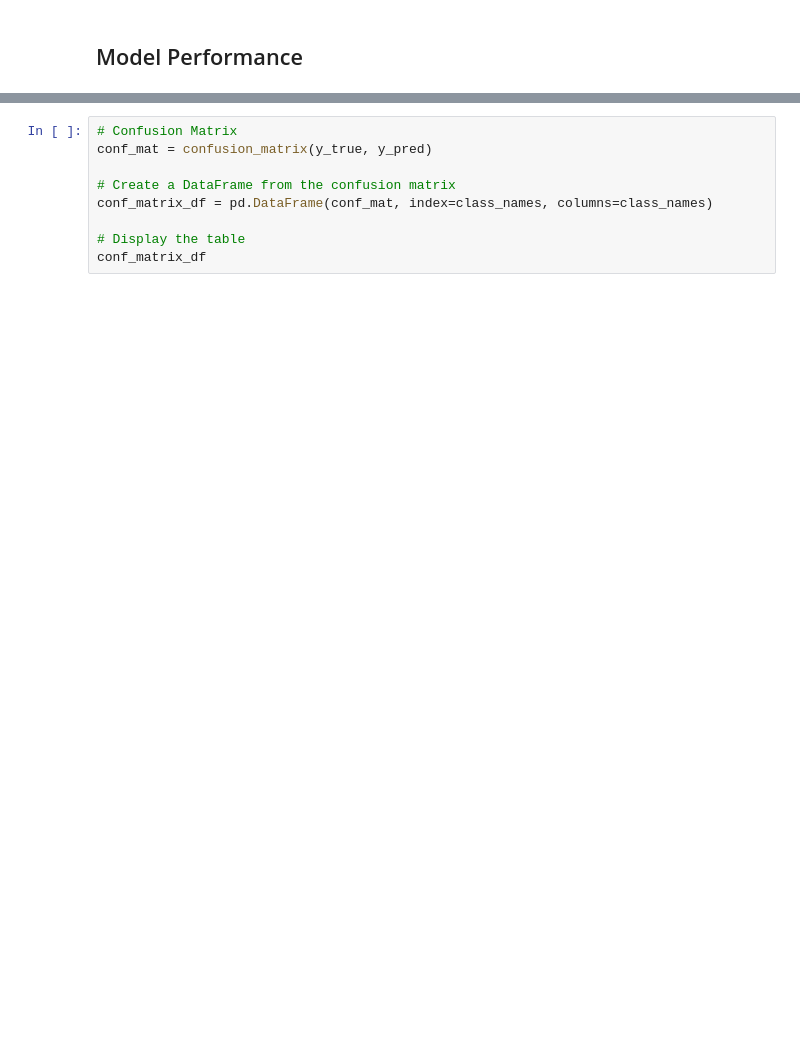
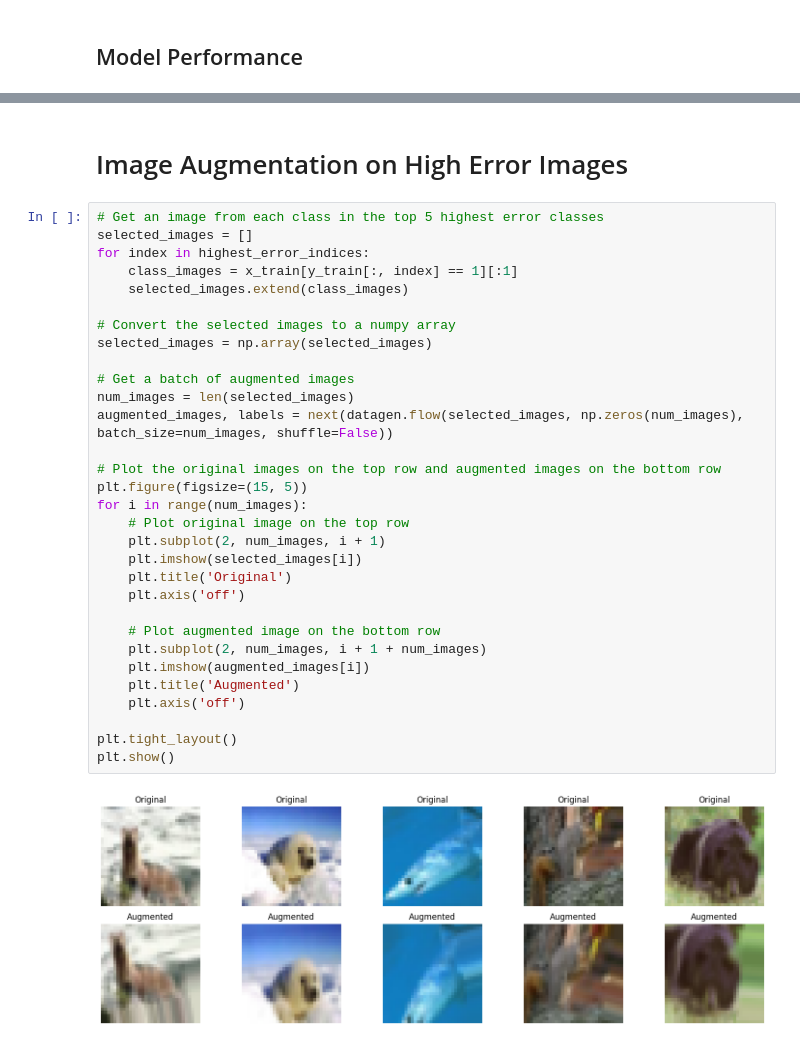
Before and after one commit to coreymunk/Deep-Learning-CIFAR-100, a Jupyter notebook: notebooks/cifar100.ipynb, the cells around one changed output, grey strips where cells are left out. Cells and saved outputs as stored; diff of their text form; blank space fills up the shorter version.

```diff
--- a/notebooks/cifar100.ipynb
+++ b/notebooks/cifar100.ipynb
@@ -496,9 +526,35 @@ plt.show()
-# %%
-# Confusion Matrix
-conf_mat = confusion_matrix(y_true, y_pred)
-
-# Create a DataFrame from the confusion matrix
-conf_matrix_df = pd.DataFrame(conf_mat, index=class_names, columns=class_names)
-
-# Display the table
-conf_matrix_df
+# %% [markdown]
+# Image Augmentation on High Error Images
+# %%
+# Get an image from each class in the top 5 highest error classes
+selected_images = []
+for index in highest_error_indices:
+    class_images = x_train[y_train[:, index] == 1][:1]
+    selected_images.extend(class_images)
+
+# Convert the selected images to a numpy array
+selected_images = np.array(selected_images)
+
+# Get a batch of augmented images
+num_images = len(selected_images)
+augmented_images, labels = next(datagen.flow(selected_images, np.zeros(num_images), batch_size=num_images, shuffle=False))
+
+# Plot the original images on the top row and augmented images on the bottom row
+plt.figure(figsize=(15, 5))
+for i in range(num_images):
+    # Plot original image on the top row
+    plt.subplot(2, num_images, i + 1)
+    plt.imshow(selected_images[i])
+    plt.title('Original')
+    plt.axis('off')
+
+    # Plot augmented image on the bottom row
+    plt.subplot(2, num_images, i + 1 + num_images)
+    plt.imshow(augmented_images[i])
+    plt.title('Augmented')
+    plt.axis('off')
+
+plt.tight_layout()
+plt.show()
+# %% [output]
+[figure, added]
```
Also changed, not shown: parts of 14 cells of this notebook, 20 other files.
